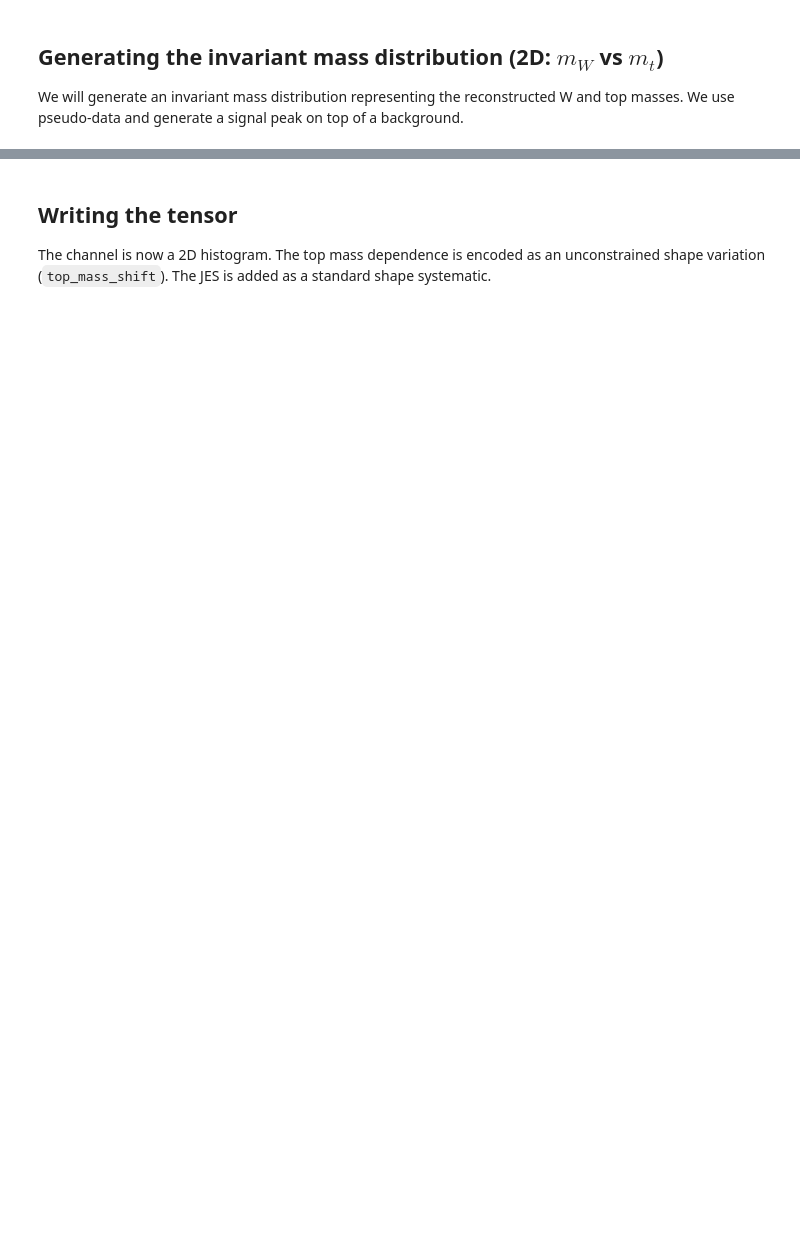
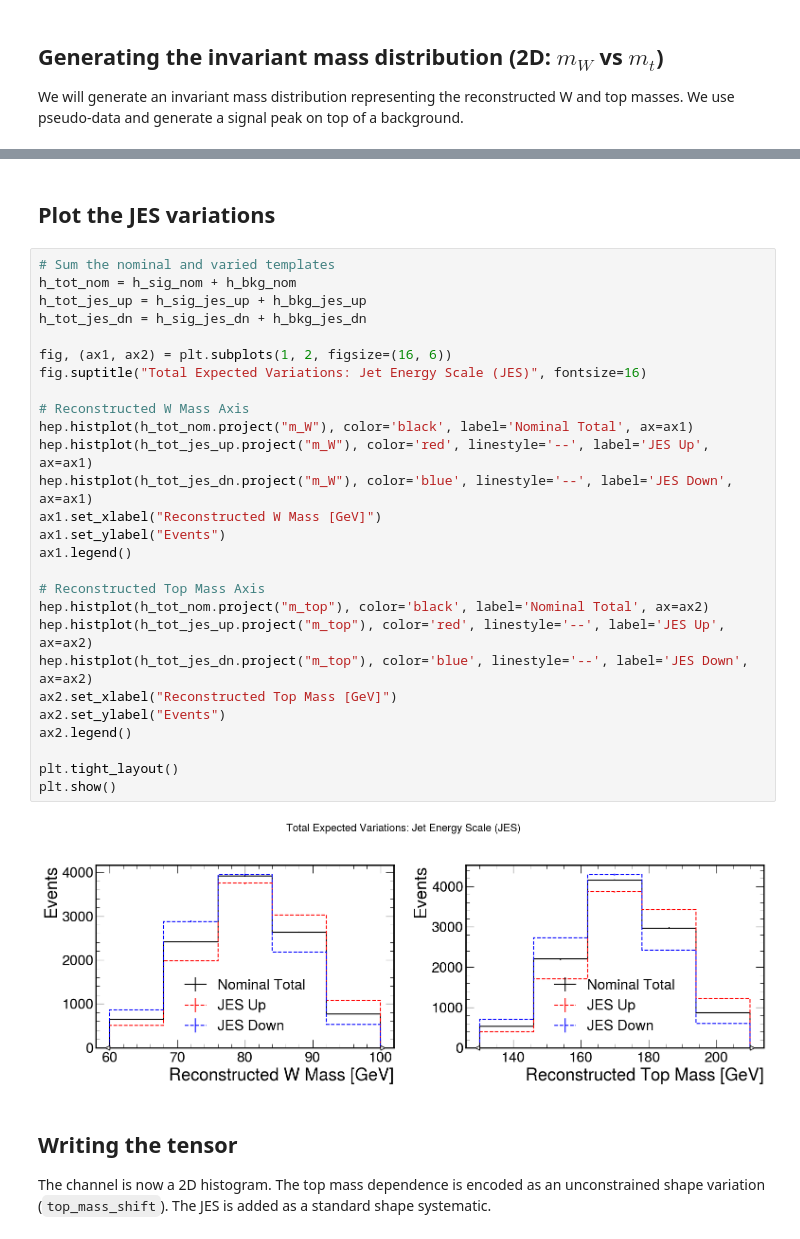
Before and after one commit to davidwalter2/rabbit, a Jupyter notebook: notebooks/tutorial_3_top_mass.ipynb, the cells around one changed output, grey strips where cells are left out. Cells and saved outputs as stored; diff of their text form; blank space fills up the shorter version.

```diff
--- a/notebooks/tutorial_3_top_mass.ipynb
+++ b/notebooks/tutorial_3_top_mass.ipynb
@@ -109,3 +196,34 @@ plt.show()
+# %% [markdown]
+## Plot the JES variations
+# %%
+# Sum the nominal and varied templates
+h_tot_nom = h_sig_nom + h_bkg_nom
+h_tot_jes_up = h_sig_jes_up + h_bkg_jes_up
+h_tot_jes_dn = h_sig_jes_dn + h_bkg_jes_dn
+
+fig, (ax1, ax2) = plt.subplots(1, 2, figsize=(16, 6))
+fig.suptitle("Total Expected Variations: Jet Energy Scale (JES)", fontsize=16)
+
+# Reconstructed W Mass Axis
+hep.histplot(h_tot_nom.project("m_W"), color='black', label='Nominal Total', ax=ax1)
+hep.histplot(h_tot_jes_up.project("m_W"), color='red', linestyle='--', label='JES Up', ax=ax1)
+hep.histplot(h_tot_jes_dn.project("m_W"), color='blue', linestyle='--', label='JES Down', ax=ax1)
+ax1.set_xlabel("Reconstructed W Mass [GeV]")
+ax1.set_ylabel("Events")
+ax1.legend()
+
+# Reconstructed Top Mass Axis
+hep.histplot(h_tot_nom.project("m_top"), color='black', label='Nominal Total', ax=ax2)
+hep.histplot(h_tot_jes_up.project("m_top"), color='red', linestyle='--', label='JES Up', ax=ax2)
+hep.histplot(h_tot_jes_dn.project("m_top"), color='blue', linestyle='--', label='JES Down', ax=ax2)
+ax2.set_xlabel("Reconstructed Top Mass [GeV]")
+ax2.set_ylabel("Events")
+ax2.legend()
+
+plt.tight_layout()
+plt.show()
+# %% [output]
+[figure, added]
 # %% [markdown]
 ## Writing the tensor
 
```
Also changed, not shown: parts of 23 cells of this notebook, 1 other file.
